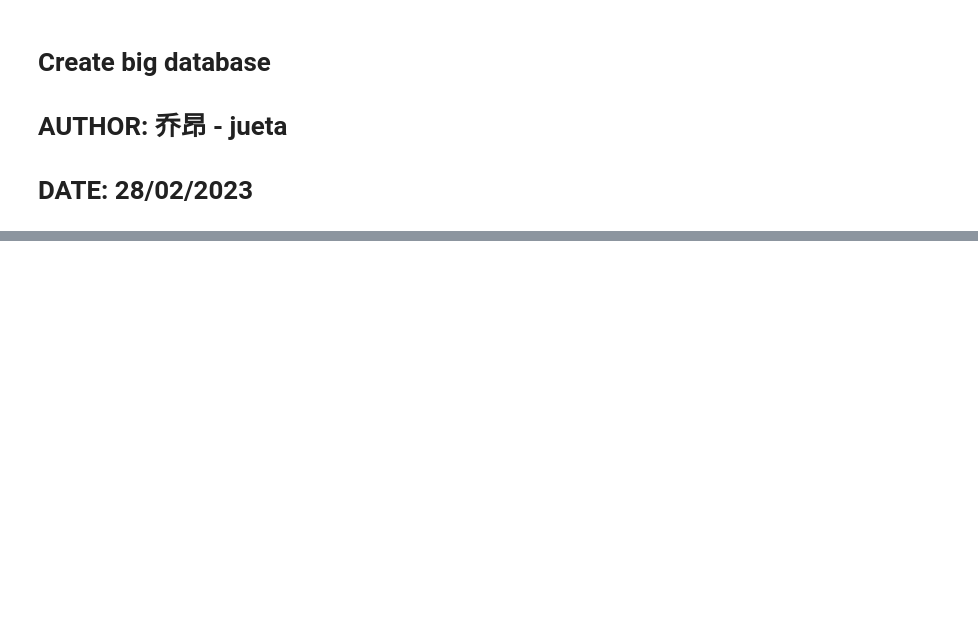
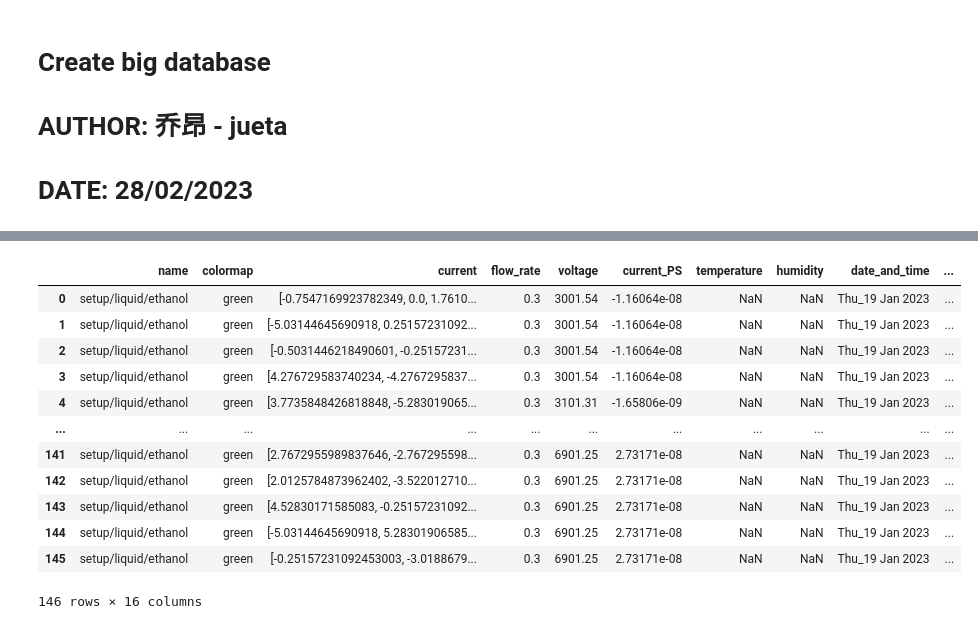
Before and after one commit to kgmuzungu/EHDA_library, a Jupyter notebook: data_analysis/create_big_database.ipynb, the cells around one changed output, grey strips where cells are left out. Cells and saved outputs as stored; diff of their text form; code cells hidden in the pictures; blank space fills up the shorter version.

```diff
--- a/data_analysis/create_big_database.ipynb
+++ b/data_analysis/create_big_database.ipynb
@@ -35,0 +61,16 @@ df.to_feather("Data/map2_23-02-20.feather")
+# %%
+df.loc[lambda df: df['flow_rate'].astype(float) == 0.3]
+# %% [output]
+|  | name | colormap | current | flow_rate | voltage | current_PS | temperature | humidity | date_and_time | ... |
+| 0 | setup/liquid/ethanol | green | [-0.7547169923782349, 0.0, 1.7610... | 0.3 | 3001.54 | -1.16064e-08 | NaN | NaN | Thu_19 Jan 2023 | ... |
+| 1 | setup/liquid/ethanol | green | [-5.03144645690918, 0.25157231092... | 0.3 | 3001.54 | -1.16064e-08 | NaN | NaN | Thu_19 Jan 2023 | ... |
+| 2 | setup/liquid/ethanol | green | [-0.5031446218490601, -0.25157231... | 0.3 | 3001.54 | -1.16064e-08 | NaN | NaN | Thu_19 Jan 2023 | ... |
+| 3 | setup/liquid/ethanol | green | [4.276729583740234, -4.2767295837... | 0.3 | 3001.54 | -1.16064e-08 | NaN | NaN | Thu_19 Jan 2023 | ... |
+| 4 | setup/liquid/ethanol | green | [3.7735848426818848, -5.283019065... | 0.3 | 3101.31 | -1.65806e-09 | NaN | NaN | Thu_19 Jan 2023 | ... |
+| ... | ... | ... | ... | ... | ... | ... | ... | ... | ... | ... |
+| 141 | setup/liquid/ethanol | green | [2.7672955989837646, -2.767295598... | 0.3 | 6901.25 | 2.73171e-08 | NaN | NaN | Thu_19 Jan 2023 | ... |
+| 142 | setup/liquid/ethanol | green | [2.0125784873962402, -3.522012710... | 0.3 | 6901.25 | 2.73171e-08 | NaN | NaN | Thu_19 Jan 2023 | ... |
+| 143 | setup/liquid/ethanol | green | [4.52830171585083, -0.25157231092... | 0.3 | 6901.25 | 2.73171e-08 | NaN | NaN | Thu_19 Jan 2023 | ... |
+| 144 | setup/liquid/ethanol | green | [-5.03144645690918, 5.28301906585... | 0.3 | 6901.25 | 2.73171e-08 | NaN | NaN | Thu_19 Jan 2023 | ... |
+| 145 | setup/liquid/ethanol | green | [-0.25157231092453003, -3.0188679... | 0.3 | 6901.25 | 2.73171e-08 | NaN | NaN | Thu_19 Jan 2023 | ... |
+146 rows × 16 columns
```
Also changed, not shown: parts of 8 cells of this notebook, 5 other files.
